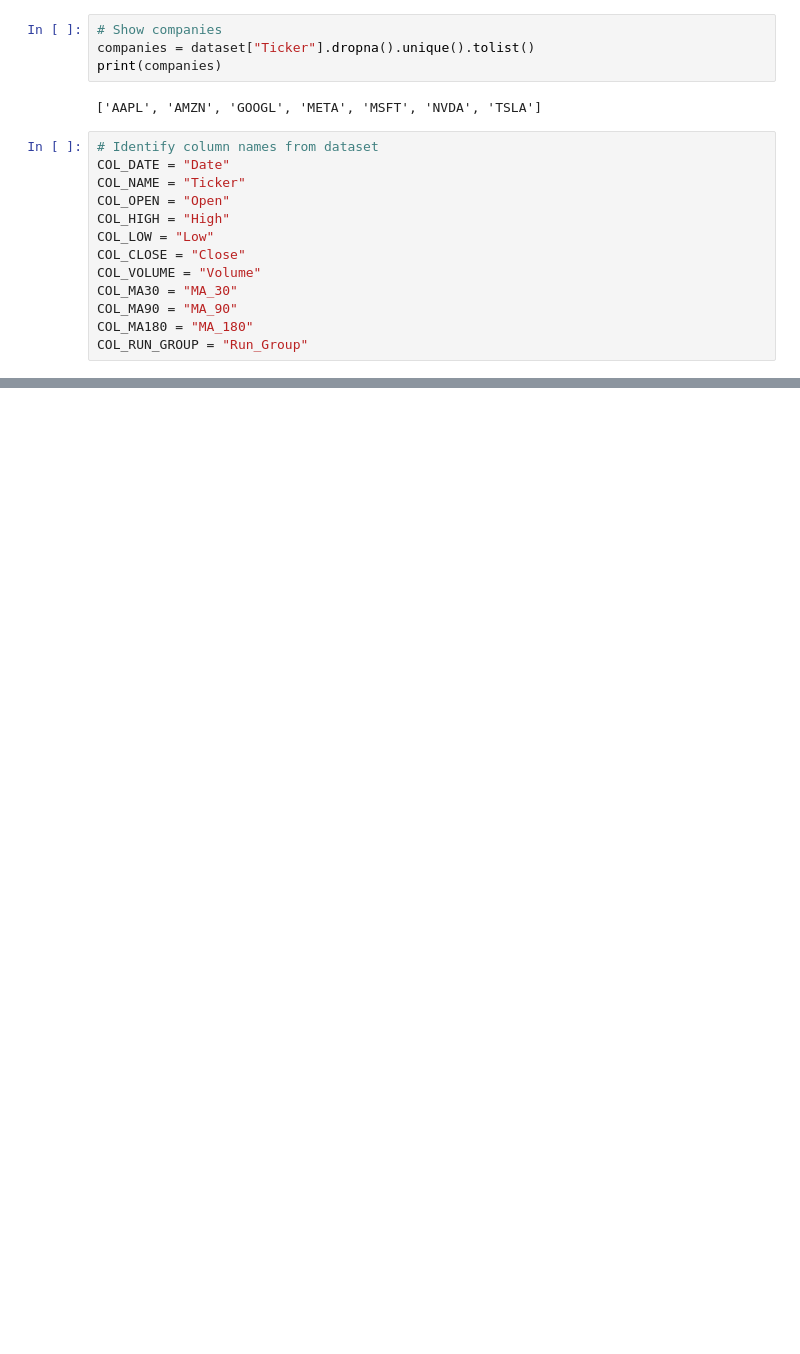
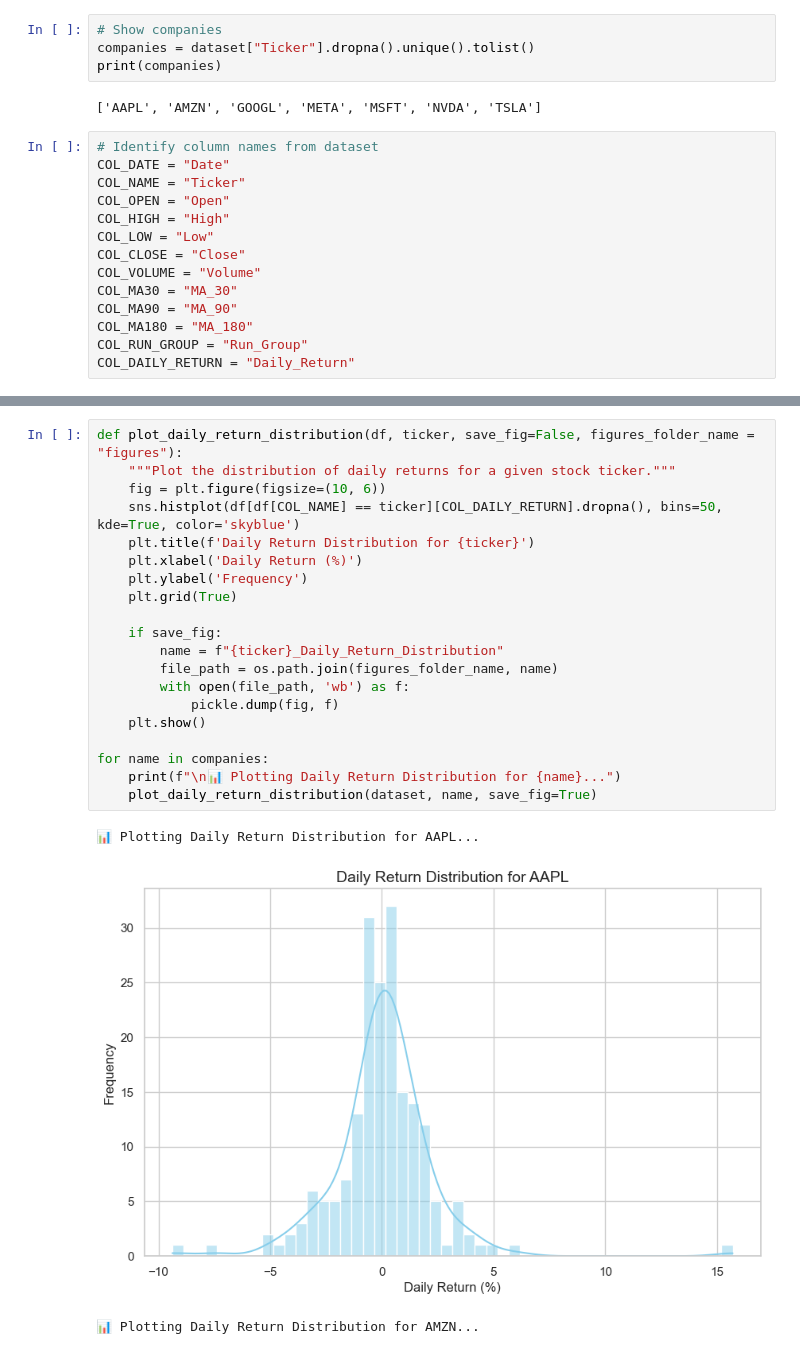
Before and after one commit to YoinkOURcode/SIT_ICT1002, a Jupyter notebook: graphs/graph.ipynb, the cells around one changed output, grey strips where cells are left out. Cells and saved outputs as stored; diff of their text form; blank space fills up the shorter version.

```diff
--- a/graphs/graph.ipynb
+++ b/graphs/graph.ipynb
@@ -59,6 +59,7 @@ COL_MA30 = "MA_30"
 COL_MA90 = "MA_90"
 COL_MA180 = "MA_180"
 COL_RUN_GROUP = "Run_Group"
+COL_DAILY_RETURN = "Daily_Return"
 # %%
 # Theme of graphs
 sns.set_theme(context="notebook", style="whitegrid")
@@ -418,0 +487,24 @@ Name: Daily_Return, Length: 1348, dtype: float64
+# %%
+def plot_daily_return_distribution(df, ticker, save_fig=False, figures_folder_name = "figures"):
+    """Plot the distribution of daily returns for a given stock ticker."""
+    fig = plt.figure(figsize=(10, 6))
+    sns.histplot(df[df[COL_NAME] == ticker][COL_DAILY_RETURN].dropna(), bins=50, kde=True, color='skyblue')
+    plt.title(f'Daily Return Distribution for {ticker}')
+    plt.xlabel('Daily Return (%)')
+    plt.ylabel('Frequency')
+    plt.grid(True)
+
+    if save_fig:
+        name = f"{ticker}_Daily_Return_Distribution"
+        file_path = os.path.join(figures_folder_name, name)
+        with open(file_path, 'wb') as f:
+            pickle.dump(fig, f)
+    plt.show()
+
+for name in companies:
+    print(f"\n📊 Plotting Daily Return Distribution for {name}...")
+    plot_daily_return_distribution(dataset, name, save_fig=True)
+# %% [output]
+📊 Plotting Daily Return Distribution for AAPL...
+[figure, added]
+📊 Plotting Daily Return Distribution for AMZN...
```
Also changed, not shown: parts of 19 cells of this notebook, 19 other files.
